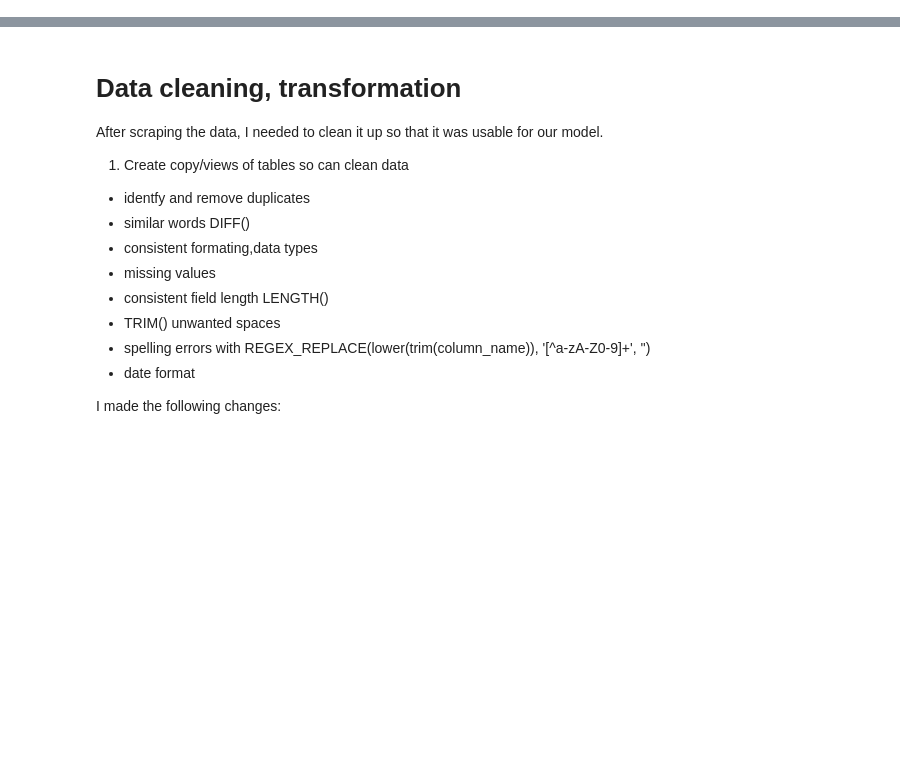
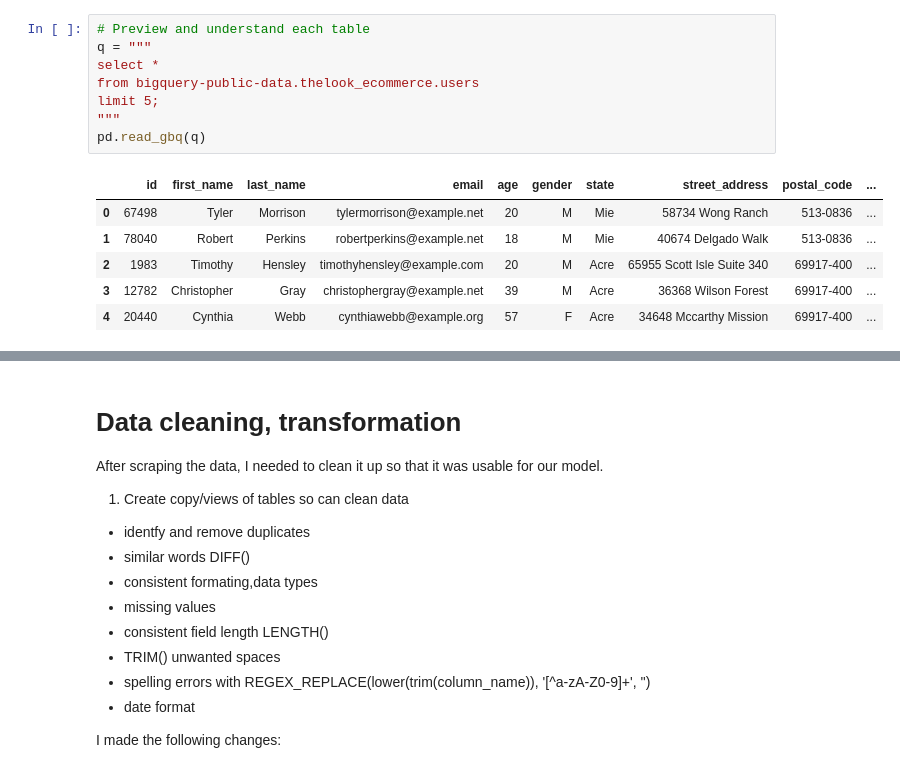
Before and after one commit to buttersaltpepper/Data-Analysis, a Jupyter notebook: project1.ipynb, the cells around one changed output, grey strips where cells are left out. Drawn from its saved outputs; the diff is of its cells as text; blank space fills up the shorter version.

```diff
--- a/project1.ipynb
+++ b/project1.ipynb
@@ -64,0 +114,15 @@ pd.read_gbq(sql)
+# %%
+# Preview and understand each table
+q = """
+select *
+from bigquery-public-data.thelook_ecommerce.users
+limit 5;
+"""
+pd.read_gbq(q)
+# %% [output]
+|  | id | first_name | last_name | email | age | gender | state | street_address | postal_code | ... |
+| 0 | 67498 | Tyler | Morrison | tylermorrison@example.net | 20 | M | Mie | 58734 Wong Ranch | 513-0836 | ... |
+| 1 | 78040 | Robert | Perkins | robertperkins@example.net | 18 | M | Mie | 40674 Delgado Walk | 513-0836 | ... |
+| 2 | 1983 | Timothy | Hensley | timothyhensley@example.com | 20 | M | Acre | 65955 Scott Isle Suite 340 | 69917-400 | ... |
+| 3 | 12782 | Christopher | Gray | christophergray@example.net | 39 | M | Acre | 36368 Wilson Forest | 69917-400 | ... |
+| 4 | 20440 | Cynthia | Webb | cynthiawebb@example.org | 57 | F | Acre | 34648 Mccarthy Mission | 69917-400 | ... |
```
Also changed, not shown: parts of 26 cells of this notebook.
